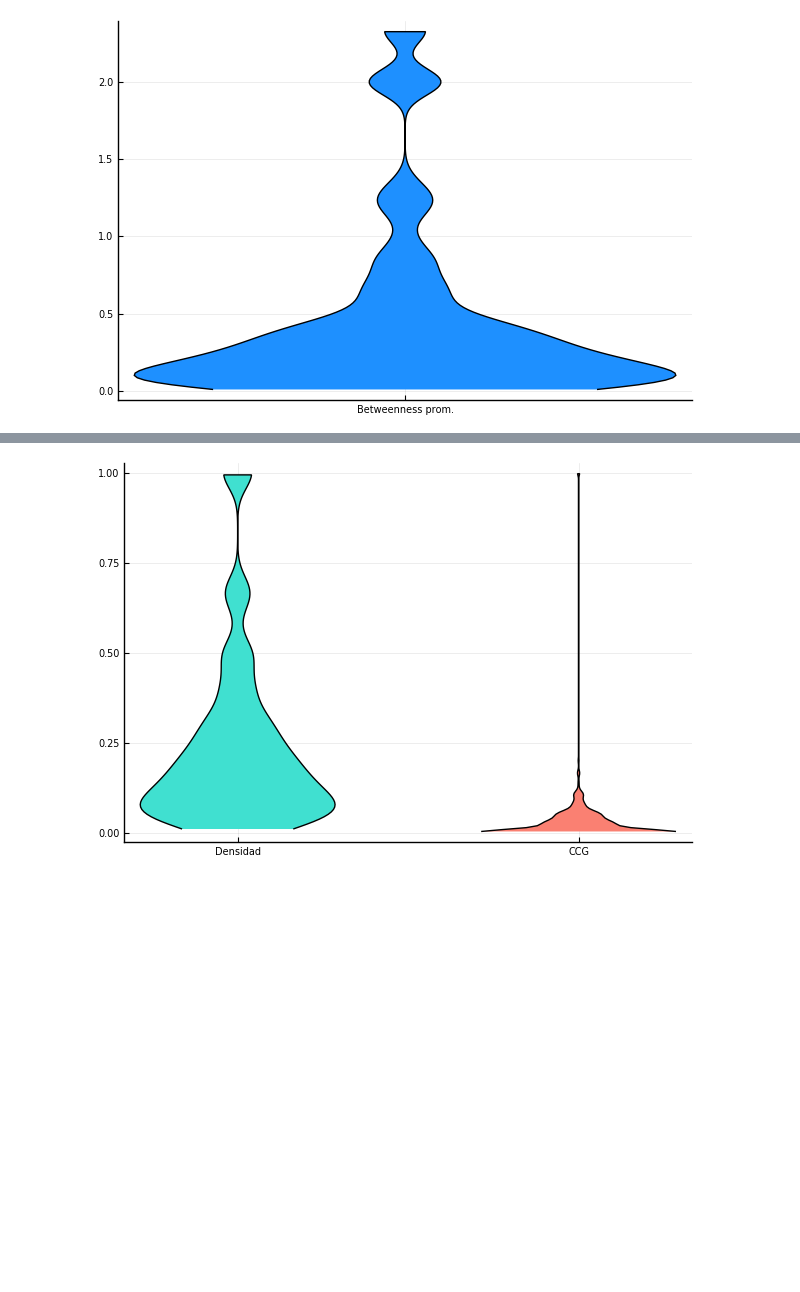
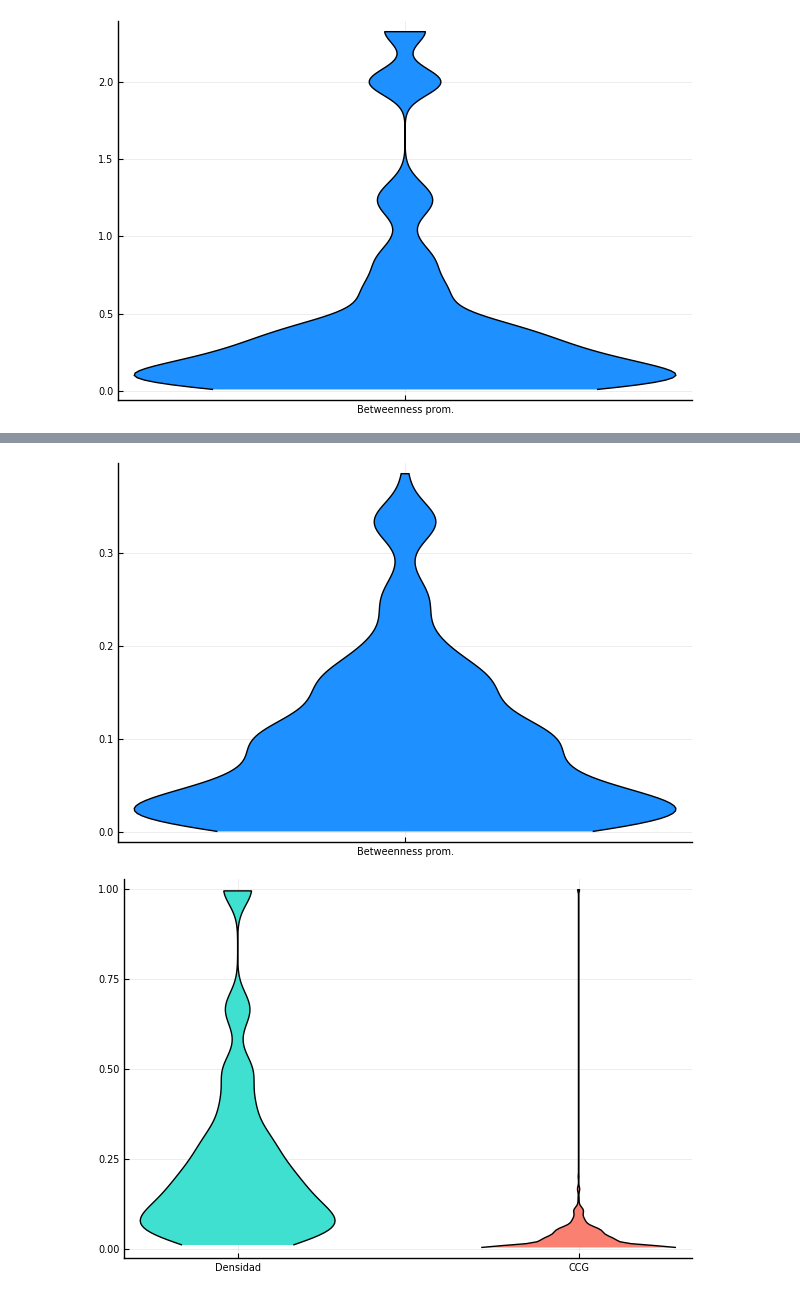
Before and after one commit to Yuriyama/Proyecto_aerolineas, a Jupyter notebook: Code/Analysis.ipynb, the cells around one changed output, grey strips where cells are left out. Saved outputs shown, nothing was run; the diff lists cells and outputs as text; code cells hidden in the pictures; blank space fills up the shorter version.

```diff
--- a/Code/Analysis.ipynb
+++ b/Code/Analysis.ipynb
@@ -114,7 +249,7 @@ return tabla_info_net
 # %%
 #NOMBRE DE LA AEROLÍNEA (ARCHIVO) ciclo for para todas las aerolíneas
 
-tabla_info_net2 = ["Airline" "Nodes" "Links" "Density" "In_Degree" "Out_Degree" "Av._Degree" "Av._Betweenness" " Global_Clustering_Coefficient" "Coverage" "Normalización"]
+tabla_info_net3 = ["Airline" "Nodes" "Links" "Density" "In_Degree" "Out_Degree" "Av._Degree" "Av._Betweenness" "Av._Betweenness_no_endpoints" "Global_Clustering_Coefficient" "Coverage" "Normalized_Coverage"]
 
 for i in 2:length(lista_aerolineas) #Desde el 2 para no tomar la primera entrada "Airlines"
 
@@ -144,6 +279,9 @@ for i in 2:length(lista_aerolineas) #Desde el 2 para no tomar la primera entrada
     res = betweenness_centrality(grafo, endpoints=true)
     av_bet = mean(res)
 
+    res2 = betweenness_centrality(grafo, endpoints=false)
+    av_bet_n = mean(res2)
+
     gcc = global_clustering_coefficient(grafo)
 
     aerolinea_cobertura = string(airline_code, "_layer_coverage.csv")
@@ -152,10 +290,10 @@ for i in 2:length(lista_aerolineas) #Desde el 2 para no tomar la primera entrada
 
     normalizacion = leo_cobertura / nodos
 
-    renglon = [airline_code nodos enlaces densidad in_degree out_degree promedio_degree av_bet gcc leo_cobertura[1] normalizacion]
-    tabla_info_net2 = vcat(tabla_info_net2, renglon)
+    renglon = [airline_code nodos enlaces densidad in_degree out_degree promedio_degree av_bet av_bet_n gcc leo_cobertura[1] normalizacion]
+    tabla_info_net3 = vcat(tabla_info_net3, renglon)
 
 end
 
-return tabla_info_net2
+return tabla_info_net3
 # %% [output]
@@ -273,5 +439,11 @@ s = convert(Array{Float64,1}, s)
 #Norm
 r = leo_info_net2[2:end, 11]
 r = convert(Array{Float64,1}, r)
+#SI_ENDPOINTS_BETWEENNESS
+bb = tabla_info_net3[2:end, 8]
+bb = convert(Array{Float64,1}, bb)
+#NO_ENDPOINTS_BETWEENNESS
+aa = tabla_info_net3[2:end, 9]
+aa = convert(Array{Float64,1}, aa)
 # %% [output]
 525-element Array{Float64,1}:
@@ -316,3 +492,7 @@ violin(["Betweenness prom."], u, leg=false, tickfontsize=7, color=:DodgerBlue)
+# %%
+v31=violin(["Betweenness prom."], aa, leg=false, tickfontsize=7, color=:DodgerBlue)
+# %% [output]
+[figure, added]
 # %%
 v7=violin(["Densidad"], w, leg=false, tickfontsize=7, color=:Turquoise)
 violin!(["CCG"], t, leg=false, color=:Salmon)
```
Also changed, not shown: parts of 43 cells of this notebook.
